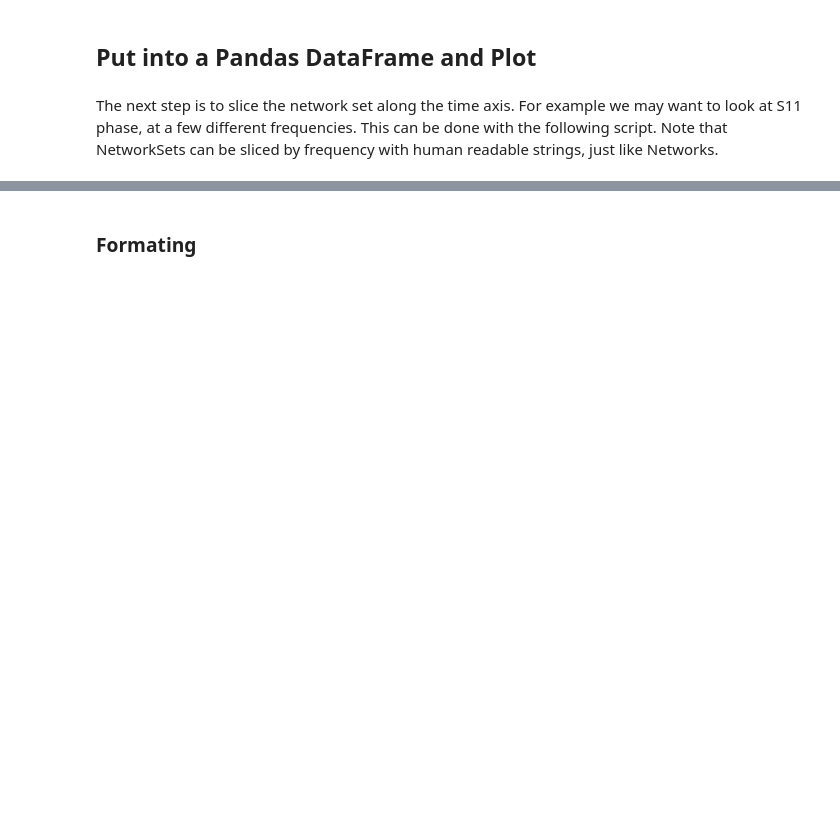
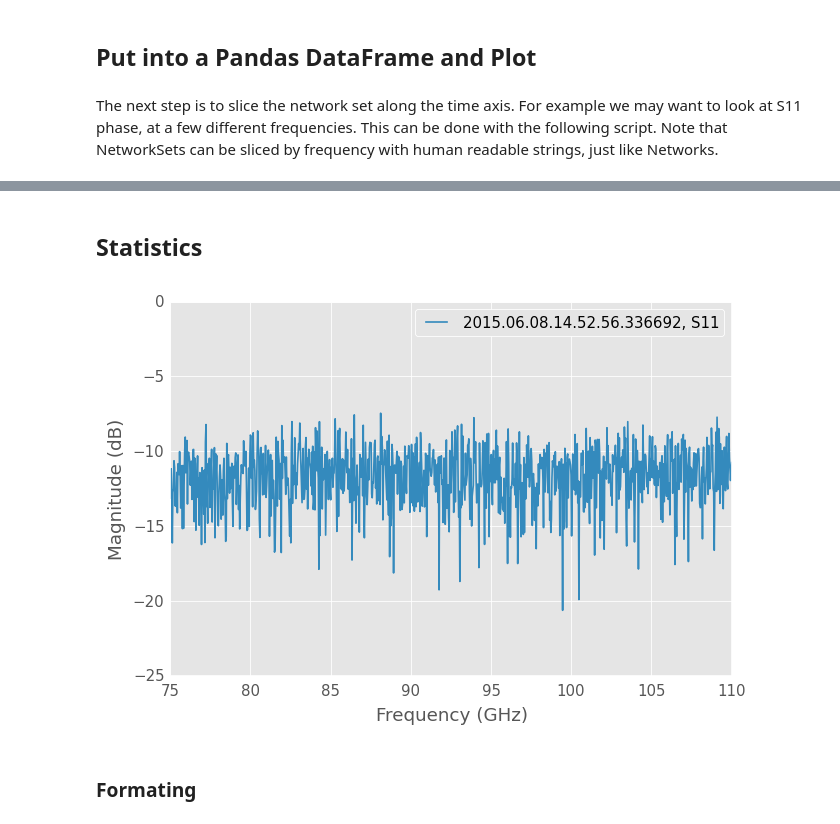
Before and after one commit to scikit-rf/examples, a Jupyter notebook: Sorting Network Sets.ipynb, the cells around one changed output, grey strips where cells are left out. Drawn from its saved outputs; the diff is of its cells as text; code cells hidden in the pictures; blank space fills up the shorter version.

```diff
--- a/Sorting Network Sets.ipynb
+++ b/Sorting Network Sets.ipynb
@@ -124,3 +124,10 @@ ylabel('S11 (deg)')
+# %% [markdown]
+## Statistics
+# %%
+
+ns.std_s_mag.plot_s_mag()
+# %% [output]
+[figure, added]
 # %% [markdown]
 ### Formating
 # %%
```
Also changed, not shown: parts of 6 cells of this notebook.
